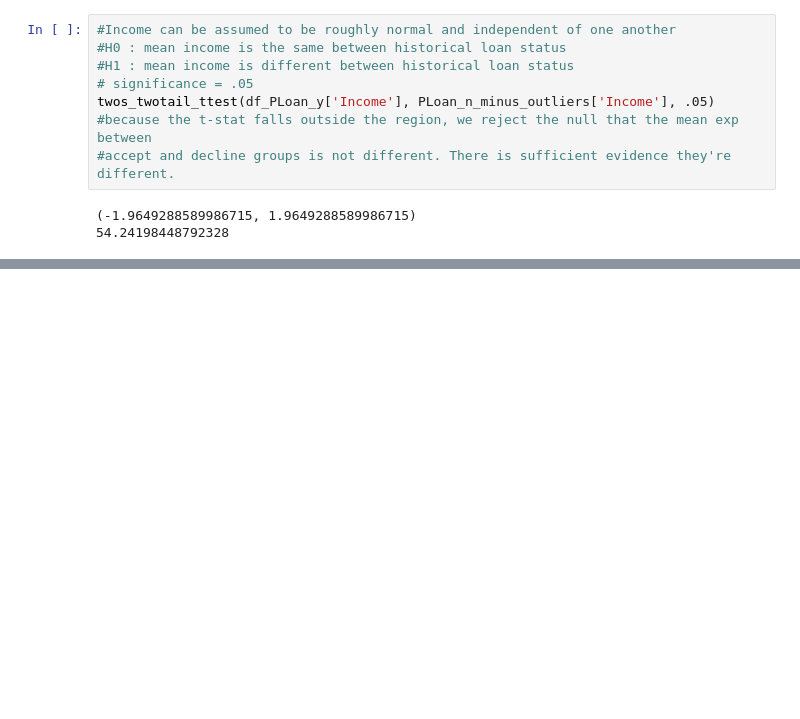
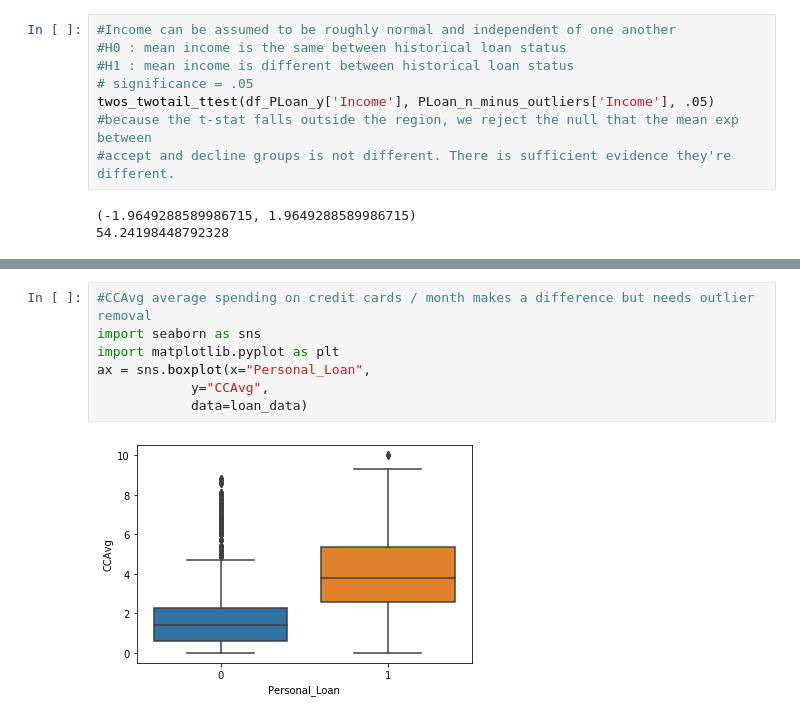
Before and after one commit to KyLarson-Research/DecisionTree, a Jupyter notebook: Loan_Model.ipynb, the cells around one changed output, grey strips where cells are left out. Cells and saved outputs as stored; diff of their text form; blank space fills up the shorter version.

```diff
--- a/Loan_Model.ipynb
+++ b/Loan_Model.ipynb
@@ -249,0 +295,9 @@ twos_twotail_ttest(df_PLoan_y['Income'], PLoan_n_minus_outliers['Income'], .05)
+# %%
+#CCAvg average spending on credit cards / month makes a difference but needs outlier removal
+import seaborn as sns
+import matplotlib.pyplot as plt
+ax = sns.boxplot(x="Personal_Loan",
+            y="CCAvg",
+            data=loan_data)
+# %% [output]
+[figure, added]
```
Also changed, not shown: parts of 21 cells of this notebook.
